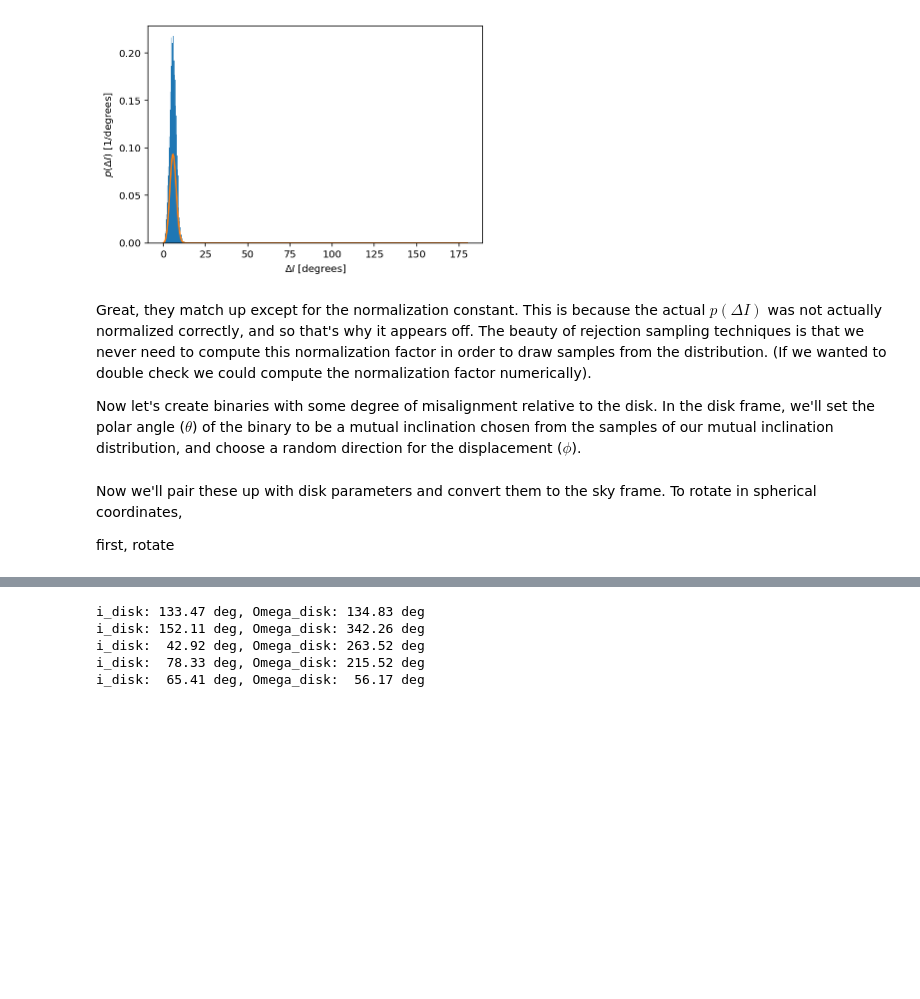
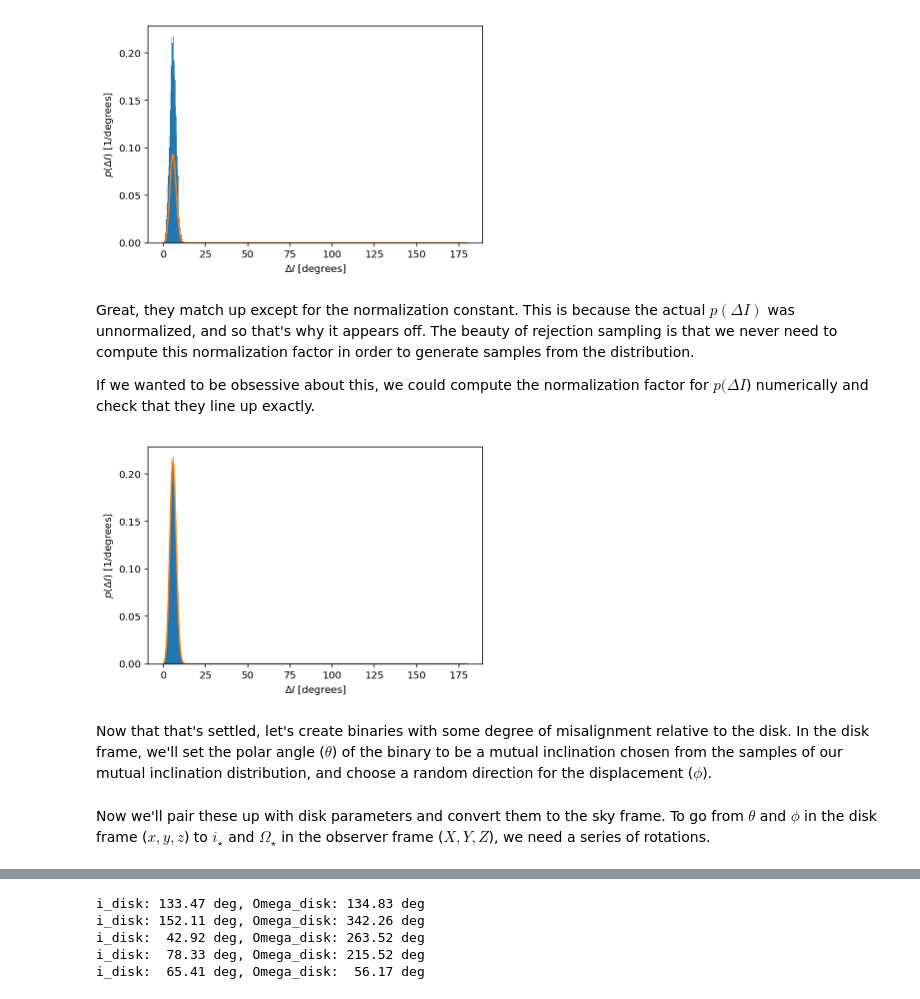
Before and after one commit to iancze/hierarchical-mutual-inclinations, a Jupyter notebook: MutualInclinations.ipynb, the cells around one changed output, grey strips where cells are left out. Cells and saved outputs as stored; diff of their text form; code cells hidden in the pictures; blank space fills up the shorter version.

```diff
--- a/MutualInclinations.ipynb
+++ b/MutualInclinations.ipynb
@@ -441,13 +441,26 @@ ax.set_ylabel(r"$p(\Delta I)$ [1/degrees]");
 # %% [output]
 [figure]
 # %% [markdown]
-Great, they match up except for the normalization constant. This is because the actual $p(\Delta I)$ was not actually normalized correctly, and so that's why it appears off. The beauty of rejection sampling techniques is that we never need to compute this normalization factor in order to draw samples from the distribution. (If we wanted to double check we could compute the normalization factor numerically).
+Great, they match up except for the normalization constant. This is because the actual $p(\Delta I)$ was unnormalized, and so that's why it appears off. The beauty of rejection sampling is that we never need to compute this normalization factor in order to generate samples from the distribution.
 
-Now let's create binaries with some degree of misalignment relative to the disk. In the disk frame, we'll set the polar angle ($\theta$) of the binary to be a  mutual inclination chosen from the samples of our mutual inclination distribution, and choose a random direction for the displacement ($\phi$).
+If we wanted to be obsessive about this, we could compute the normalization factor for $p(\Delta I$) numerically and check that they line up exactly.
+# %%
+from scipy.integrate import quad
+
+norm = quad(input_prob, 0.0, 180.0)
+# %%
+fig, ax = plt.subplots(nrows=1)
+
+ax.hist(DI_samples, bins=50, density=True)
+ax.plot(dis, p_is / norm[0]);
+ax.set_xlabel(r"$\Delta I$ [degrees]");
+ax.set_ylabel(r"$p(\Delta I)$ [1/degrees]");
+# %% [output]
+[figure, added]
+# %% [markdown]
+Now that that's settled, let's create binaries with some degree of misalignment relative to the disk. In the disk frame, we'll set the polar angle ($\theta$) of the binary to be a  mutual inclination chosen from the samples of our mutual inclination distribution, and choose a random direction for the displacement ($\phi$).
 # %%
 thetas = np.random.choice(DI_samples, size=N_systems) # degrees
 phis = np.random.uniform(low=0, high=360., size=N_systems) # degrees
 # %% [markdown]
-Now we'll pair these up with disk parameters and convert them to the sky frame. To rotate in spherical coordinates,
-
-first, rotate
+Now we'll pair these up with disk parameters and convert them to the sky frame. To go from $\theta$ and $\phi$ in the disk frame ($x,y,z$) to $i_\star$ and $\Omega_\star$ in the observer frame ($X, Y, Z$), we need a series of rotations.
```
Also changed, not shown: parts of 14 cells of this notebook.
